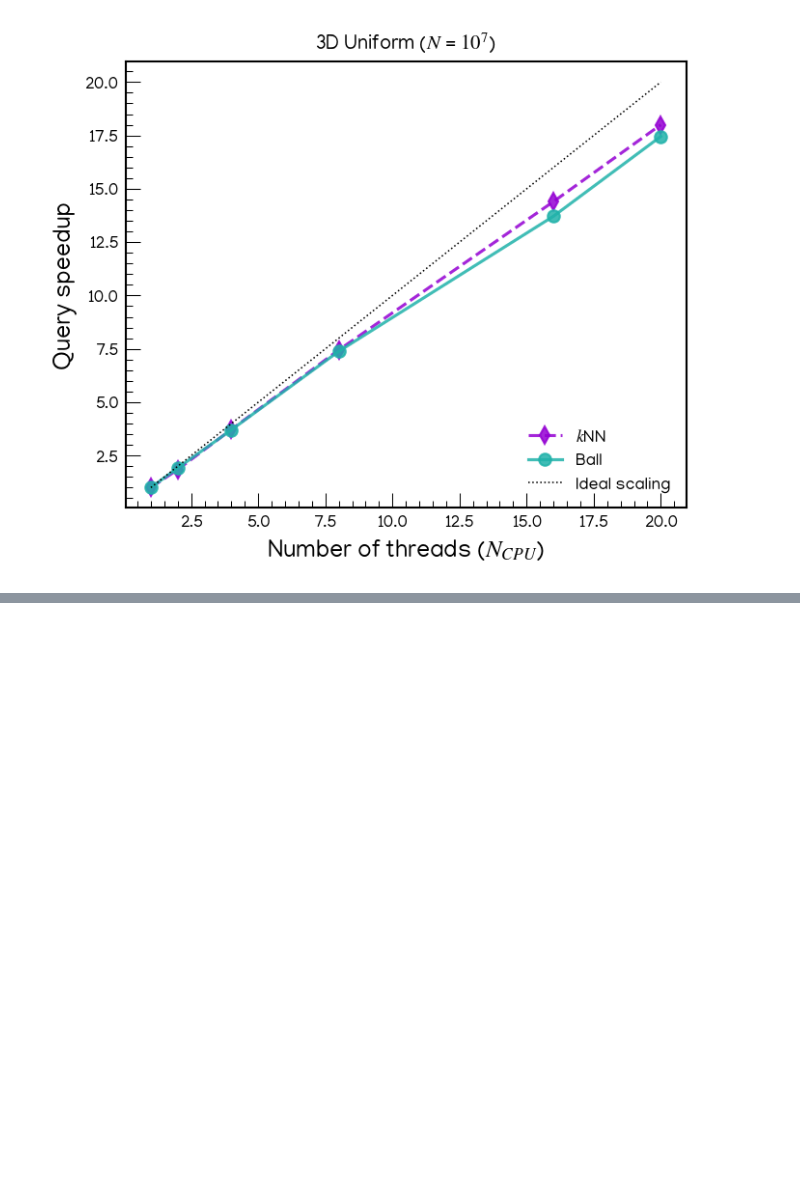
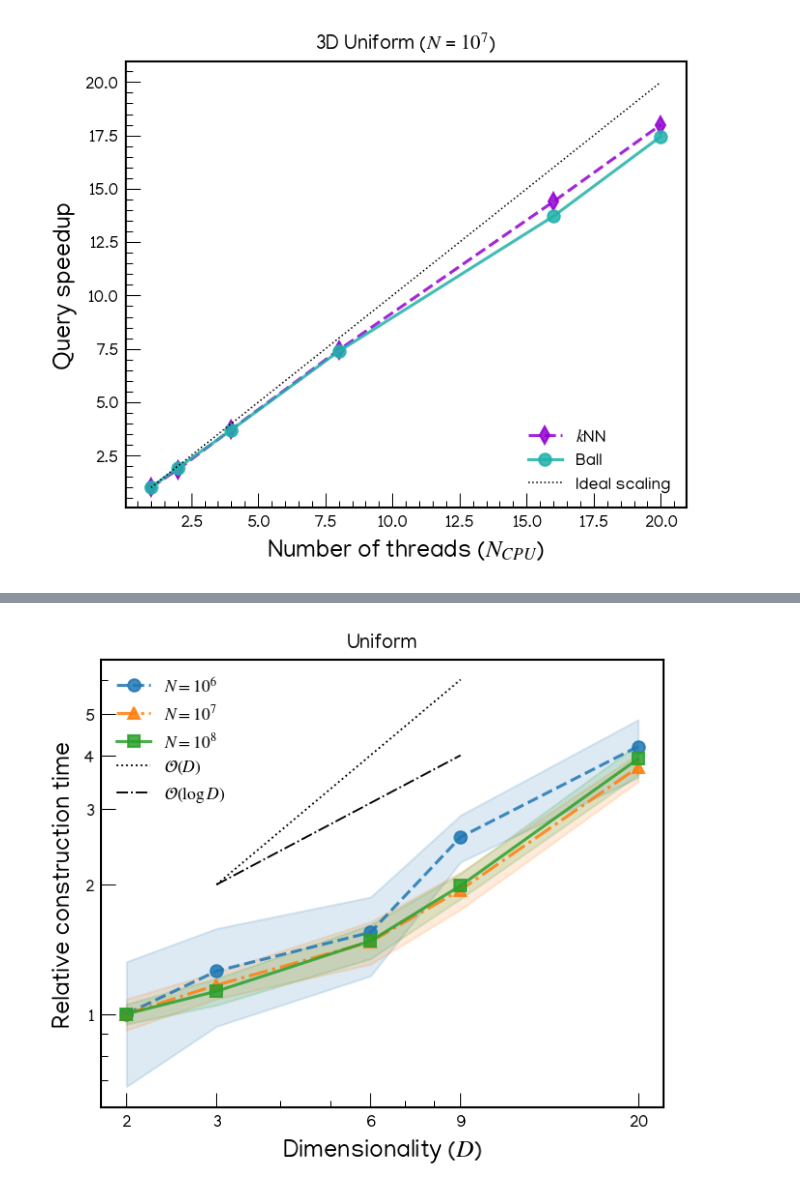
Before and after one commit to oscarmonllor99/cosmokdtree, a Jupyter notebook: benchmark/benchmark.ipynb, the cells around one changed output, grey strips where cells are left out. Saved outputs shown, nothing was run; the diff lists cells and outputs as text; code cells hidden in the pictures; blank space fills up the shorter version.

```diff
--- a/benchmark/benchmark.ipynb
+++ b/benchmark/benchmark.ipynb
@@ -581,3 +556,79 @@ plt.savefig('dim_scaling.pdf')
+# %%
+# DIMENSIONAL SCALING
+
+#color from cmap
+ndim = [2,3,6,9,20]
+
+# with 1 threads
+time_1e6 = [3.1e-2, 3.9e-2, 4.8e-2, 0.08, 0.13]
+std_1e6 = [0.01, 0.01, 0.01, 0.01, 0.02]
+time_1e7 = [0.36, 0.42, 0.53, 0.7, 1.35]
+std_1e7 = [0.03, 0.03, 0.06, 0.07, 0.1]
+time_1e8 = [3.72, 4.2, 5.5, 7.4, 14.6]
+std_1e8 = [0.2, 0.3, 0.5, 0.5, 1.2]
+
+time_1e6 = np.array(time_1e6)
+time_1e7 = np.array(time_1e7)
+time_1e8 = np.array(time_1e8)
+std_1e6 = np.array(std_1e6)
+std_1e7 = np.array(std_1e7)
+std_1e8 = np.array(std_1e8)
+
+#t/t0
+time_1e6_rel = time_1e6 / time_1e6[0]
+time_1e7_rel = time_1e7 / time_1e7[0]
+time_1e8_rel = time_1e8 / time_1e8[0]
+std_1e6_rel = std_1e6 / time_1e6[0]
+std_1e7_rel = std_1e7 / time_1e7[0]
+std_1e8_rel = std_1e8 / time_1e8[0]
+
+plt.figure(figsize=(5,4), dpi = 150)
+plt.title('Uniform', fontsize=10)
+plt.plot(ndim, time_1e6_rel, linestyle='dashed', alpha = alpha, linewidth=linewidth, label='$N = 10^6$', marker = 'o', c = 'tab:blue')
+plt.fill_between(ndim, time_1e6_rel - nsigma*std_1e6_rel, time_1e6_rel + nsigma*std_1e6_rel, color='tab:blue', alpha=0.15)
+plt.plot(ndim, time_1e7_rel, linestyle='dashdot', alpha = alpha, linewidth=linewidth, label='$N = 10^7$', marker = '^', c= 'tab:orange')
+plt.fill_between(ndim, time_1e7_rel - nsigma*std_1e7_rel, time_1e7_rel + nsigma*std_1e7_rel, color='tab:orange', alpha=0.15)
+plt.plot(ndim, time_1e8_rel, linestyle='-', alpha = alpha, linewidth=linewidth, label='$N = 10^8$', marker = 's', c= 'tab:green')
+plt.fill_between(ndim, time_1e8_rel - nsigma*std_1e8_rel, time_1e8_rel + nsigma*std_1e8_rel, color='tab:green', alpha=0.15)
+plt.xlabel('Dimensionality ($D$)', fontsize=12)
+plt.ylabel('Relative construction time', fontsize=12)
+
+
+# Reference O(D) scaling
+D_ref = np.array([3,9])
+t0 = 2
+D0 = D_ref[0]
+#O(D)
+scaling_ref = t0 * (D_ref/D0)
+
+#Reference O(log D) scaling
+scaling_ref_log = t0 * np.log(D_ref)/np.log(D0)
+
+plt.plot(D_ref, scaling_ref, color='black', linestyle='dotted', label='$\mathcal{O}(D)$', linewidth=0.6*linewidth)
+plt.plot(D_ref, scaling_ref_log, color='black', linestyle='dashdot', label='$\mathcal{O}(\log D)$', linewidth=0.6*linewidth)
+
+plt.xscale('log')
+plt.yscale('log')
+
+# plt.minorticks_on()
+plt.tick_params(axis='both', which='major', length=majTickLength, width=0.5*spines_width, direction='in', labelsize=fontsize)
+plt.tick_params(axis='both', which='minor', length=minTickLength, width=0.5*spines_width, direction='in')
+
+# change tick labels to 1,2,3,4
+plt.yticks([1, 2, 3, 4, 5], labels=[str(i) for i in [1, 2, 3, 4, 5]])
+plt.xticks(ndim, labels=[str(d) for d in ndim])
+
+#thicker axis lines
+plt.gca().spines['top'].set_linewidth(spines_width)
+plt.gca().spines['right'].set_linewidth(spines_width)
+plt.gca().spines['bottom'].set_linewidth(spines_width)
+plt.gca().spines['left'].set_linewidth(spines_width)
+
+plt.legend(fontsize=fontsize, frameon=False, loc = 'best')
+
+plt.savefig('dim_scaling.pdf')
+# %% [output]
+[figure, added]
 # %%
 #UNIFORM CASE!!!!!!!!!!!!!!!!!!!
 
```
Also changed, not shown: parts of 5 cells of this notebook, 22 other files.
